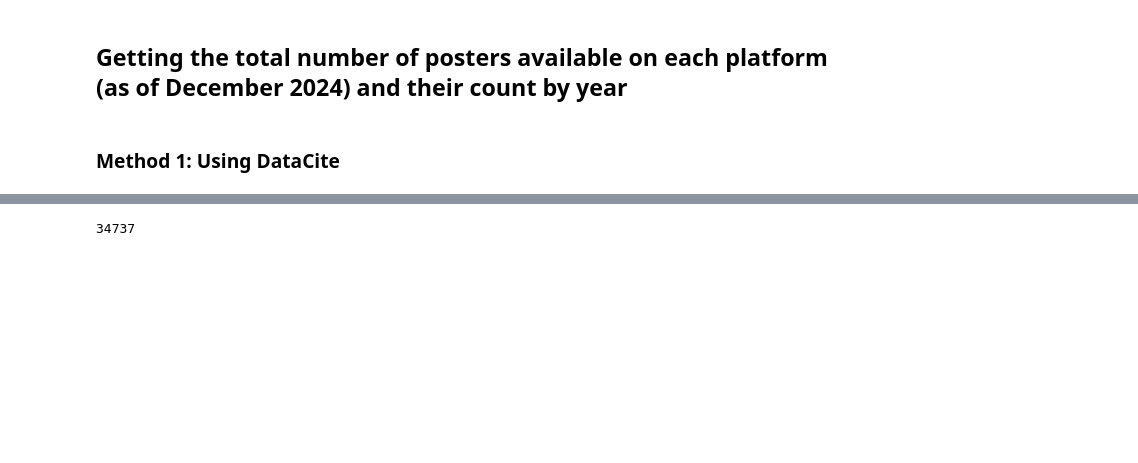
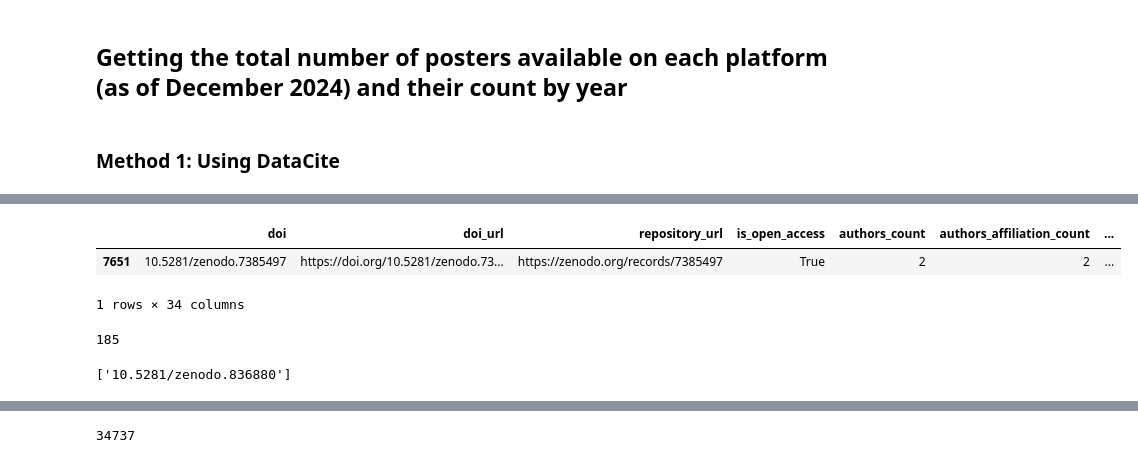
Before and after one commit to fairdataihub/poster-sharing-reuse-paper-code, a Jupyter notebook: find-posters.ipynb, the cells around one changed output, grey strips where cells are left out. Drawn from its saved outputs; the diff is of its cells as text; code cells hidden in the pictures; blank space fills up the shorter version.

```diff
--- a/find-posters.ipynb
+++ b/find-posters.ipynb
@@ -156,0 +245,6 @@ df = pd.read_csv("outputs/find-posters/find-posters-datacite.csv")
+# %%
+df_zenodo_api[df_zenodo_api["doi"] == "10.5281/zenodo.7385497"]
+# %% [output]
+|  | doi | doi_url | repository_url | is_open_access | authors_count | authors_affiliation_count | ... |
+| 7651 | 10.5281/zenodo.7385497 | https://doi.org/10.5281/zenodo.73... | https://zenodo.org/records/7385497 | True | 2 | 2 | ... |
+1 rows × 34 columns
@@ -156,0 +262,8 @@ df = pd.read_csv("outputs/find-posters/find-posters-datacite.csv")
+# %%
+len(missing_datacite_doi)
+# %% [output]
+185
+# %%
+missing_datacite_doi[5]
+# %% [output]
+['10.5281/zenodo.836880']
```
Also changed, not shown: parts of 26 cells of this notebook, 19 other files.
